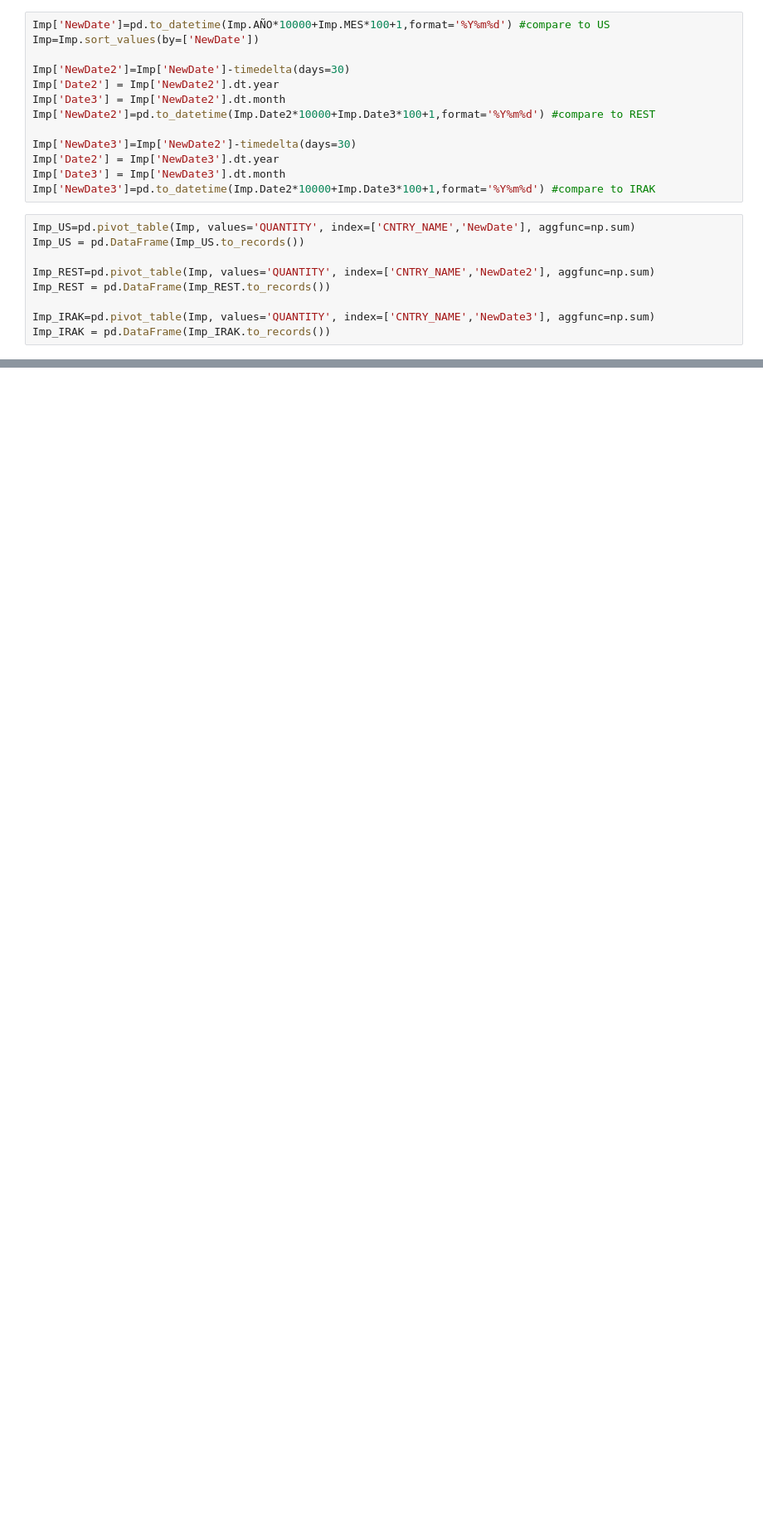
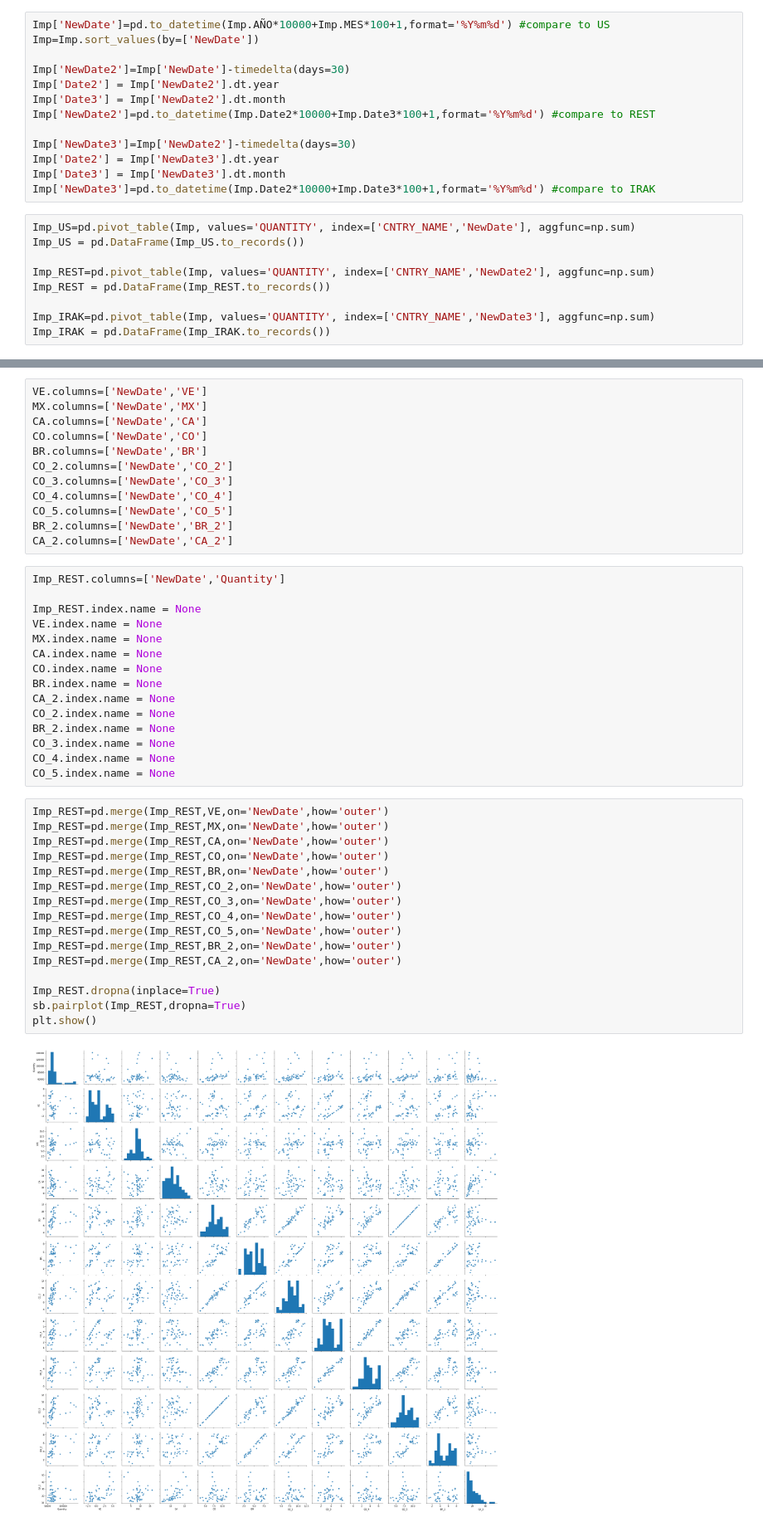
Before and after one commit to carlosqu/TesisUniandes, a Jupyter notebook: PriceLLSvs___ImpP3.ipynb, the cells around one changed output, grey strips where cells are left out. Shown at 83% size. Saved outputs shown, nothing was run; the diff lists cells and outputs as text; blank space fills up the shorter version.

```diff
--- a/PriceLLSvs___ImpP3.ipynb
+++ b/PriceLLSvs___ImpP3.ipynb
@@ -309,0 +369,45 @@ plt.show()
+# %%
+VE.columns=['NewDate','VE']
+MX.columns=['NewDate','MX']
+CA.columns=['NewDate','CA']
+CO.columns=['NewDate','CO']
+BR.columns=['NewDate','BR']
+CO_2.columns=['NewDate','CO_2']
+CO_3.columns=['NewDate','CO_3']
+CO_4.columns=['NewDate','CO_4']
+CO_5.columns=['NewDate','CO_5']
+BR_2.columns=['NewDate','BR_2']
+CA_2.columns=['NewDate','CA_2']
+# %%
+Imp_REST.columns=['NewDate','Quantity']
+
+Imp_REST.index.name = None
+VE.index.name = None
+MX.index.name = None
+CA.index.name = None
+CO.index.name = None
+BR.index.name = None
+CA_2.index.name = None
+CO_2.index.name = None
+BR_2.index.name = None
+CO_3.index.name = None
+CO_4.index.name = None
+CO_5.index.name = None
+# %%
+Imp_REST=pd.merge(Imp_REST,VE,on='NewDate',how='outer')
+Imp_REST=pd.merge(Imp_REST,MX,on='NewDate',how='outer')
+Imp_REST=pd.merge(Imp_REST,CA,on='NewDate',how='outer')
+Imp_REST=pd.merge(Imp_REST,CO,on='NewDate',how='outer')
+Imp_REST=pd.merge(Imp_REST,BR,on='NewDate',how='outer')
+Imp_REST=pd.merge(Imp_REST,CO_2,on='NewDate',how='outer')
+Imp_REST=pd.merge(Imp_REST,CO_3,on='NewDate',how='outer')
+Imp_REST=pd.merge(Imp_REST,CO_4,on='NewDate',how='outer')
+Imp_REST=pd.merge(Imp_REST,CO_5,on='NewDate',how='outer')
+Imp_REST=pd.merge(Imp_REST,BR_2,on='NewDate',how='outer')
+Imp_REST=pd.merge(Imp_REST,CA_2,on='NewDate',how='outer')
+
+Imp_REST.dropna(inplace=True)
+sb.pairplot(Imp_REST,dropna=True)
+plt.show()
+# %% [output]
+[figure, added]
```
Also changed, not shown: parts of 13 cells of this notebook.
